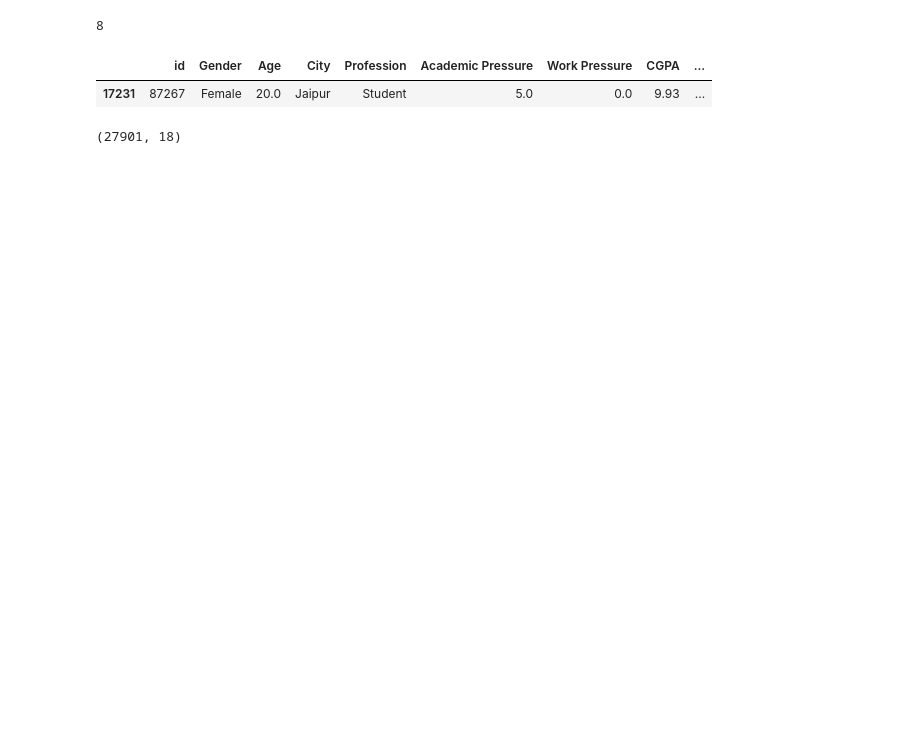
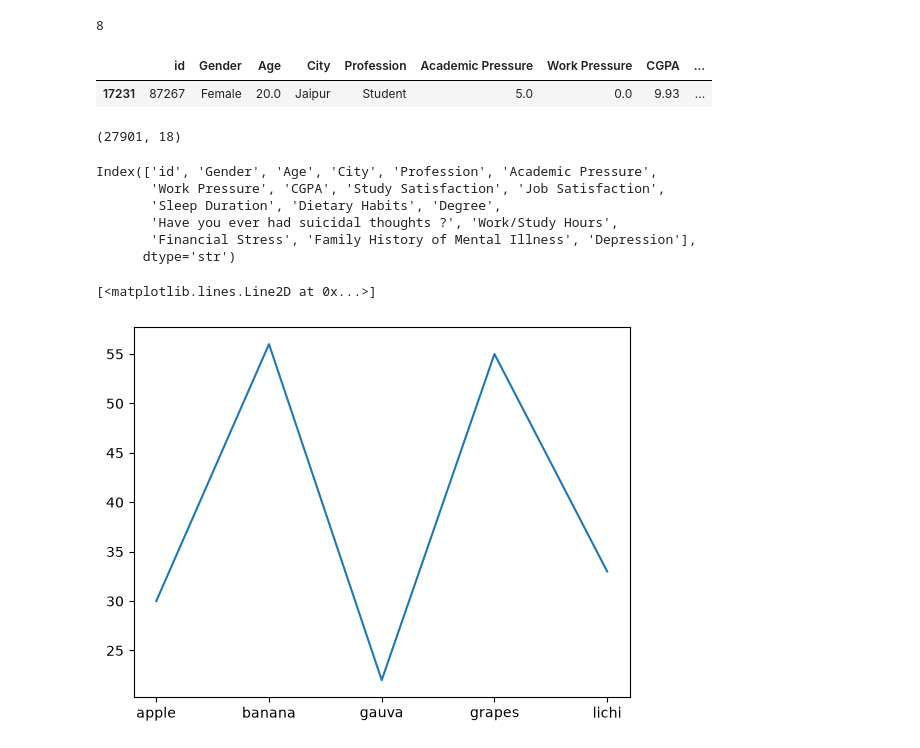
Before and after one commit to akash1234karma/tutedude, a Jupyter notebook: matplotlib.ipynb, the cells around one changed output. Saved outputs shown, nothing was run; the diff lists cells and outputs as text; code cells hidden in the pictures; blank space fills up the shorter version.

```diff
--- a/matplotlib.ipynb
+++ b/matplotlib.ipynb
@@ -19,3 +19,20 @@ df=data
 df.shape
 # %% [output]
 (27901, 18)
+# %%
+df.columns
+# %% [output]
+Index(['id', 'Gender', 'Age', 'City', 'Profession', 'Academic Pressure',
+       'Work Pressure', 'CGPA', 'Study Satisfaction', 'Job Satisfaction',
+       'Sleep Duration', 'Dietary Habits', 'Degree',
+       'Have you ever had suicidal thoughts ?', 'Work/Study Hours',
+       'Financial Stress', 'Family History of Mental Illness', 'Depression'],
+      dtype='str')
+# %%
+x=['apple','banana','gauva','grapes','lichi']
+y=[30,56,22,55,33]
+# %%
+plt.plot(x,y)
+# %% [output]
+[<matplotlib.lines.Line2D at 0x...>]
+[figure, added]
```
Also changed, not shown: parts of 50 cells of this notebook.
